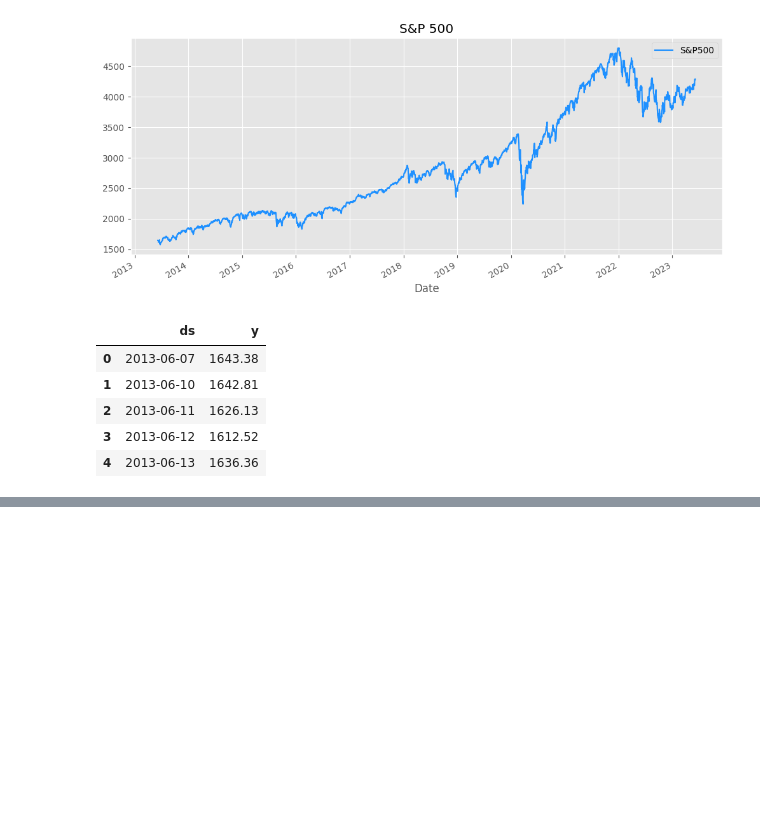
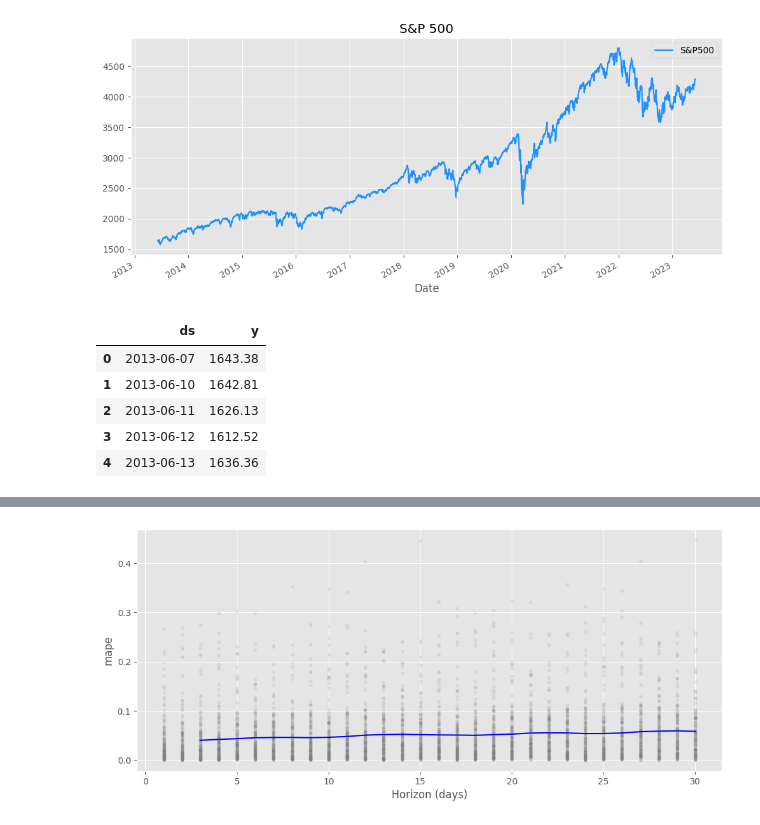
Before and after one commit to Yeuf/sp500_forecast, a Jupyter notebook: sp500_forecast.ipynb, the cells around one changed output, grey strips where cells are left out. Drawn from its saved outputs; the diff is of its cells as text; code cells hidden in the pictures; blank space fills up the shorter version.

Commit message:
added cross validation

```diff
--- a/sp500_forecast.ipynb
+++ b/sp500_forecast.ipynb
@@ -85,0 +98,2 @@ fig2 = model.plot_components(forecast)
+# %%
+forecast_cv = cross_validation(model, horizon='30 days', parallel='processes')
@@ -85,0 +128,6 @@ fig2 = model.plot_components(forecast)
+# %%
+fig, ax = plt.subplots(figsize=(12,5))
+plot_cross_validation_metric(forecast_cv, ax=ax, metric='mape')
+plt.show()
+# %% [output]
+[figure, added]
```
Also changed, not shown: parts of 11 cells of this notebook.
